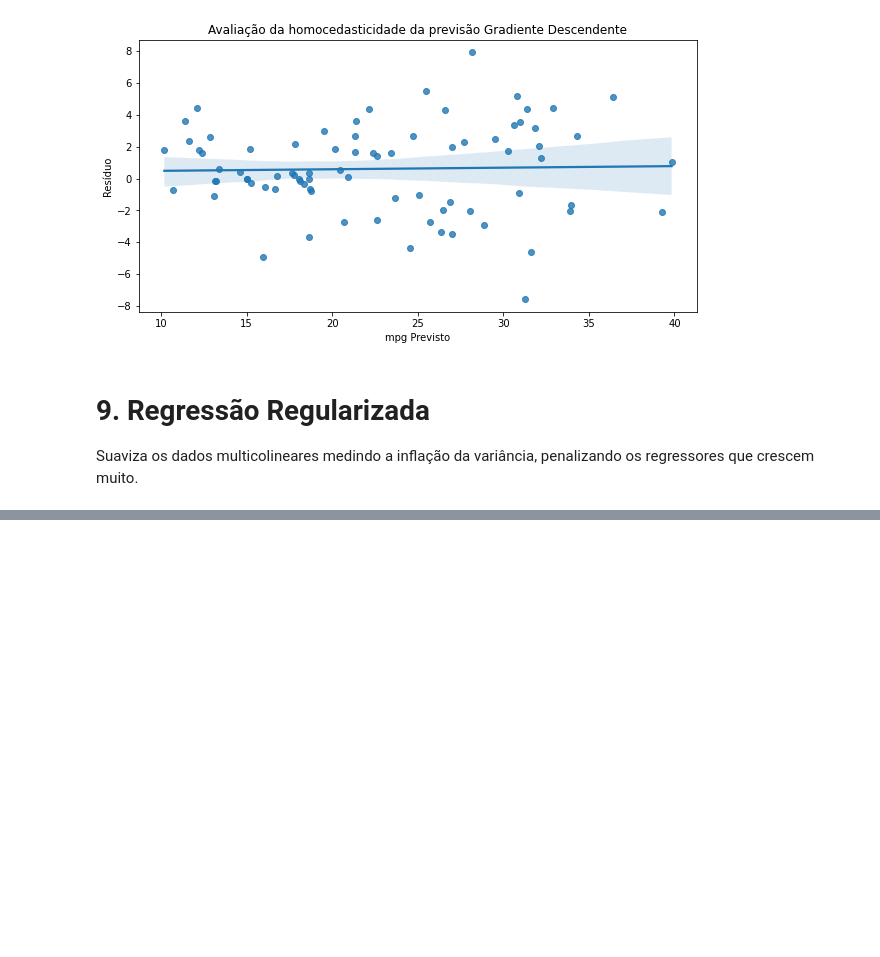
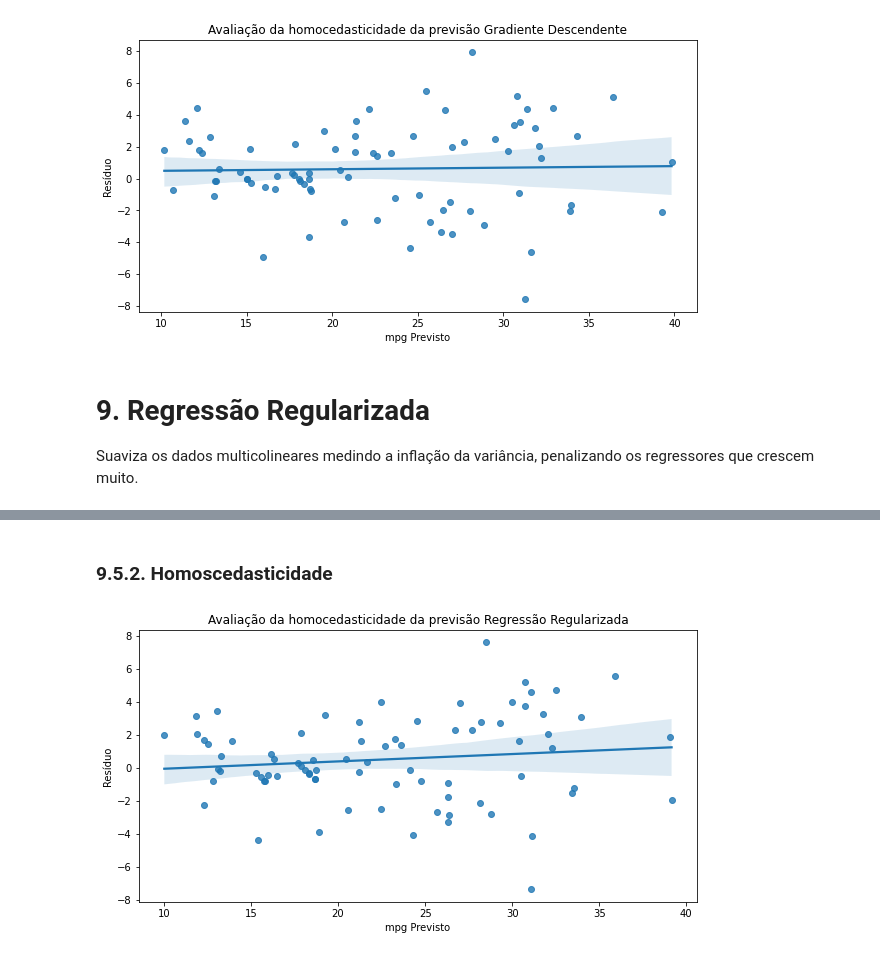
Before and after one commit to bruna-calistrate/AdvancedStatistics-Course, a Jupyter notebook: PyrhonStatistics.ipynb, the cells around one changed output, grey strips where cells are left out. Drawn from its saved outputs; the diff is of its cells as text; code cells hidden in the pictures; blank space fills up the shorter version.

Commit message:
Regressão regularizada

```diff
--- a/PyrhonStatistics.ipynb
+++ b/PyrhonStatistics.ipynb
@@ -1091,0 +1278,16 @@ regRidge
+# %% [markdown]
+### 9.5.2. Homoscedasticidade
+# %%
+plt.figure(figsize=(10, 5))
+
+sns.regplot(data=predRidge,
+            x='mpgPrevisto',
+            y='Res')
+
+plt.title('Avaliação da homocedasticidade da previsão Regressão Regularizada')
+plt.xlabel('mpg Previsto')
+plt.ylabel('Resíduo')
+
+plt.show()
+# %% [output]
+[figure, added]
```
Also changed, not shown: parts of 23 cells of this notebook.
